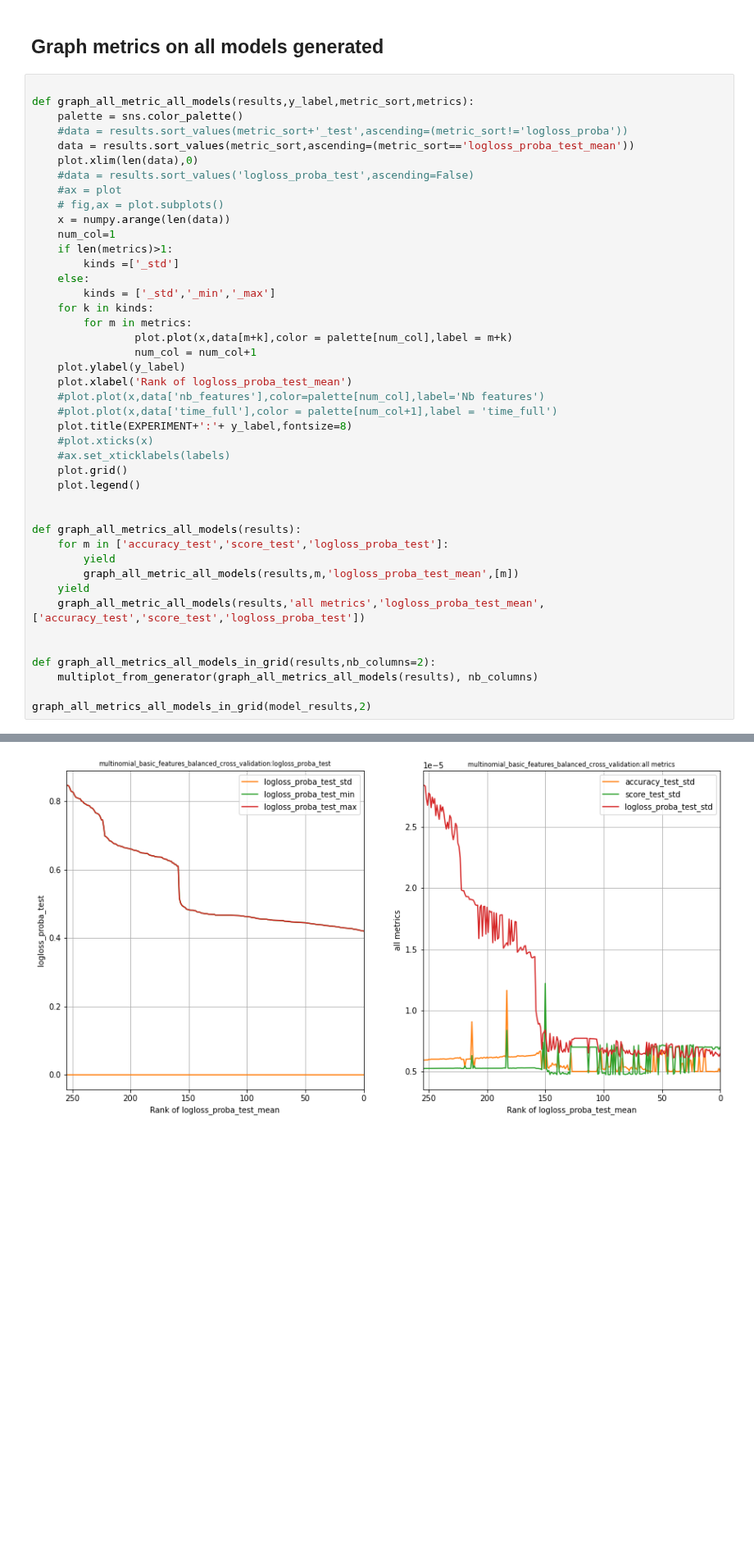
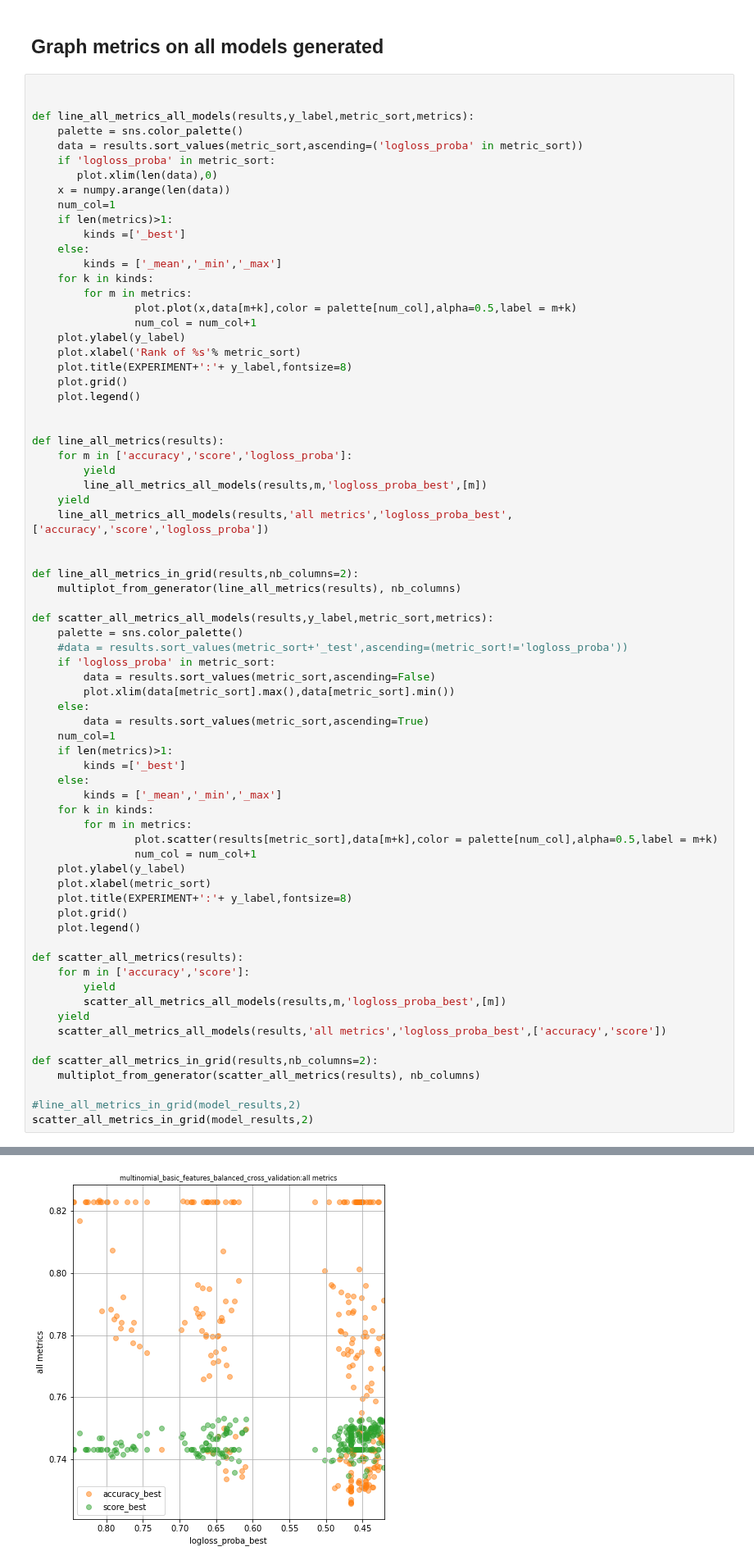
Before and after one commit to acharroux/QuoraPairs, a Jupyter notebook: BruteForce/multinomial_basic_features_balanced_cross_validation.ipynb, the cells around one changed output, grey strips where cells are left out. Shown at 82% size. Cells and saved outputs as stored; diff of their text form; blank space fills up the shorter version.

```diff
--- a/BruteForce/multinomial_basic_features_balanced_cross_validation.ipynb
+++ b/BruteForce/multinomial_basic_features_balanced_cross_validation.ipynb
@@ -698,45 +644,73 @@ model_results.head().transpose()
 ## Graph metrics on all models generated
 # %%
 
-def graph_all_metric_all_models(results,y_label,metric_sort,metrics):
+
+def line_all_metrics_all_models(results,y_label,metric_sort,metrics):
     palette = sns.color_palette()
-    #data = results.sort_values(metric_sort+'_test',ascending=(metric_sort!='logloss_proba'))
-    data = results.sort_values(metric_sort,ascending=(metric_sort=='logloss_proba_test_mean'))
-    plot.xlim(len(data),0)
-    #data = results.sort_values('logloss_proba_test',ascending=False)
-    #ax = plot
-    # fig,ax = plot.subplots()
+    data = results.sort_values(metric_sort,ascending=('logloss_proba' in metric_sort))
+    if 'logloss_proba' in metric_sort:
+       plot.xlim(len(data),0)
     x = numpy.arange(len(data))
     num_col=1
     if len(metrics)>1:
-        kinds =['_std']
+        kinds =['_best']
     else:
-        kinds = ['_std','_min','_max']
+        kinds = ['_mean','_min','_max']
     for k in kinds:
         for m in metrics:
-                plot.plot(x,data[m+k],color = palette[num_col],label = m+k)
+                plot.plot(x,data[m+k],color = palette[num_col],alpha=0.5,label = m+k)
                 num_col = num_col+1
     plot.ylabel(y_label)
-    plot.xlabel('Rank of logloss_proba_test_mean')
-    #plot.plot(x,data['nb_features'],color=palette[num_col],label='Nb features')
-    #plot.plot(x,data['time_full'],color = palette[num_col+1],label = 'time_full')
+    plot.xlabel('Rank of %s'% metric_sort)
     plot.title(EXPERIMENT+':'+ y_label,fontsize=8)
-    #plot.xticks(x)
-    #ax.set_xticklabels(labels)
     plot.grid()
     plot.legend()
 
 
-def graph_all_metrics_all_models(results):
-    for m in ['accuracy_test','score_test','logloss_proba_test']:
+def line_all_metrics(results):
+    for m in ['accuracy','score','logloss_proba']:
         yield
-        graph_all_metric_all_models(results,m,'logloss_proba_test_mean',[m])
+        line_all_metrics_all_models(results,m,'logloss_proba_best',[m])
     yield
-    graph_all_metric_all_models(results,'all metrics','logloss_proba_test_mean',['accuracy_test','score_test','logloss_proba_test'])
+    line_all_metrics_all_models(results,'all metrics','logloss_proba_best',['accuracy','score','logloss_proba'])
 
 
-def graph_all_metrics_all_models_in_grid(results,nb_columns=2):
-    multiplot_from_generator(graph_all_metrics_all_models(results), nb_columns)
+def line_all_metrics_in_grid(results,nb_columns=2):
+    multiplot_from_generator(line_all_metrics(results), nb_columns)
 
-graph_all_metrics_all_models_in_grid(model_results,2)
+def scatter_all_metrics_all_models(results,y_label,metric_sort,metrics):
+    palette = sns.color_palette()
+    #data = results.sort_values(metric_sort+'_test',ascending=(metric_sort!='logloss_proba'))
+    if 'logloss_proba' in metric_sort:
+        data = results.sort_values(metric_sort,ascending=False)
+        plot.xlim(data[metric_sort].max(),data[metric_sort].min())
+    else:
+        data = results.sort_values(metric_sort,ascending=True)
+    num_col=1
+    if len(metrics)>1:
+        kinds =['_best']
+    else:
+        kinds = ['_mean','_min','_max']
+    for k in kinds:
+        for m in metrics:
+                plot.scatter(results[metric_sort],data[m+k],color = palette[num_col],alpha=0.5,label = m+k)
+                num_col = num_col+1
+    plot.ylabel(y_label)
+    plot.xlabel(metric_sort)
+    plot.title(EXPERIMENT+':'+ y_label,fontsize=8)
+    plot.grid()
+    plot.legend()
+
+def scatter_all_metrics(results):
+    for m in ['accuracy','score']:
+        yield
+        scatter_all_metrics_all_models(results,m,'logloss_proba_best',[m])
+    yield
+    scatter_all_metrics_all_models(results,'all metrics','logloss_proba_best',['accuracy','score'])
+
+def scatter_all_metrics_in_grid(results,nb_columns=2):
+    multiplot_from_generator(scatter_all_metrics(results), nb_columns)
+
+#line_all_metrics_in_grid(model_results,2)
+scatter_all_metrics_in_grid(model_results,2)
 # %% [output]
@@ -744,2 +718,2 @@ graph_all_metrics_all_models_in_grid(model_results,2)
-[figure, old version]
+[figure, new version]
 # %% [markdown]
```
Also changed, not shown: parts of 26 cells of this notebook, 1 other file.
